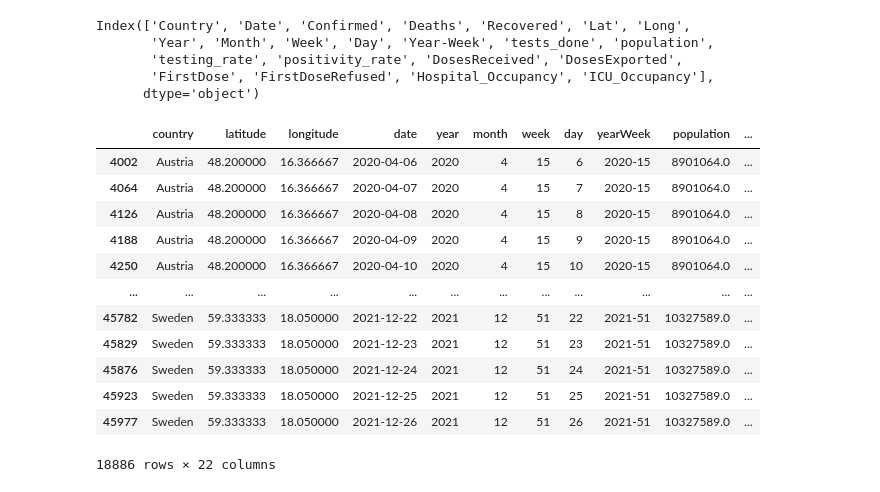
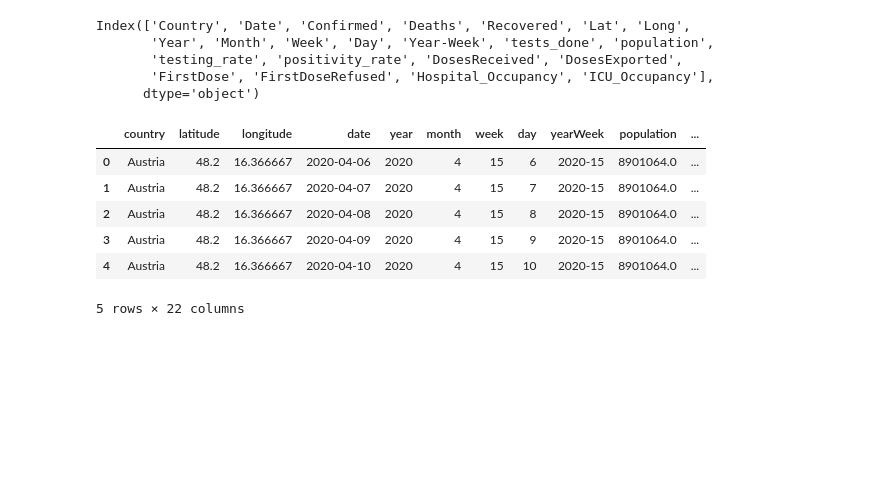
Before and after one commit to ParraCode/Core_Mid_Project-, a Jupyter notebook: data/data_cleaning.ipynb, the cells around one changed output. Cells and saved outputs as stored; diff of their text form; code cells hidden in the pictures; blank space fills up the shorter version.

Commit message:
Feat: Reseto index del df y exporto como .csv en data/

```diff
--- a/data/data_cleaning.ipynb
+++ b/data/data_cleaning.ipynb
@@ -1109,21 +1103,16 @@ df = df.rename(columns={'Country':'country',
                         'Hospital_Occupancy':'hospitalOccupancy',
                         'ICU_Occupancy':'IcuOccupancy',
                         })
-# %%
-df
-# %% [output]
-|  | country | latitude | longitude | date | year | month | week | day | yearWeek | population | ... |
-| 4002 | Austria | 48.200000 | 16.366667 | 2020-04-06 | 2020 | 4 | 15 | 6 | 2020-15 | 8901064.0 | ... |
-| 4064 | Austria | 48.200000 | 16.366667 | 2020-04-07 | 2020 | 4 | 15 | 7 | 2020-15 | 8901064.0 | ... |
-| 4126 | Austria | 48.200000 | 16.366667 | 2020-04-08 | 2020 | 4 | 15 | 8 | 2020-15 | 8901064.0 | ... |
-| 4188 | Austria | 48.200000 | 16.366667 | 2020-04-09 | 2020 | 4 | 15 | 9 | 2020-15 | 8901064.0 | ... |
-| 4250 | Austria | 48.200000 | 16.366667 | 2020-04-10 | 2020 | 4 | 15 | 10 | 2020-15 | 8901064.0 | ... |
-| ... | ... | ... | ... | ... | ... | ... | ... | ... | ... | ... | ... |
-| 45782 | Sweden | 59.333333 | 18.050000 | 2021-12-22 | 2021 | 12 | 51 | 22 | 2021-51 | 10327589.0 | ... |
-| 45829 | Sweden | 59.333333 | 18.050000 | 2021-12-23 | 2021 | 12 | 51 | 23 | 2021-51 | 10327589.0 | ... |
-| 45876 | Sweden | 59.333333 | 18.050000 | 2021-12-24 | 2021 | 12 | 51 | 24 | 2021-51 | 10327589.0 | ... |
-| 45923 | Sweden | 59.333333 | 18.050000 | 2021-12-25 | 2021 | 12 | 51 | 25 | 2021-51 | 10327589.0 | ... |
-| 45977 | Sweden | 59.333333 | 18.050000 | 2021-12-26 | 2021 | 12 | 51 | 26 | 2021-51 | 10327589.0 | ... |
-18886 rows × 22 columns
+# %%
+df = df.reset_index(drop=True)
+df.head(5)
+# %% [output]
+|  | country | latitude | longitude | date | year | month | week | day | yearWeek | population | ... |
+| 0 | Austria | 48.2 | 16.366667 | 2020-04-06 | 2020 | 4 | 15 | 6 | 2020-15 | 8901064.0 | ... |
+| 1 | Austria | 48.2 | 16.366667 | 2020-04-07 | 2020 | 4 | 15 | 7 | 2020-15 | 8901064.0 | ... |
+| 2 | Austria | 48.2 | 16.366667 | 2020-04-08 | 2020 | 4 | 15 | 8 | 2020-15 | 8901064.0 | ... |
+| 3 | Austria | 48.2 | 16.366667 | 2020-04-09 | 2020 | 4 | 15 | 9 | 2020-15 | 8901064.0 | ... |
+| 4 | Austria | 48.2 | 16.366667 | 2020-04-10 | 2020 | 4 | 15 | 10 | 2020-15 | 8901064.0 | ... |
+5 rows × 22 columns
 # %%
 df.to_csv('df.csv')
```
Also changed, not shown: parts of 1 cell of this notebook, 1 other file.
